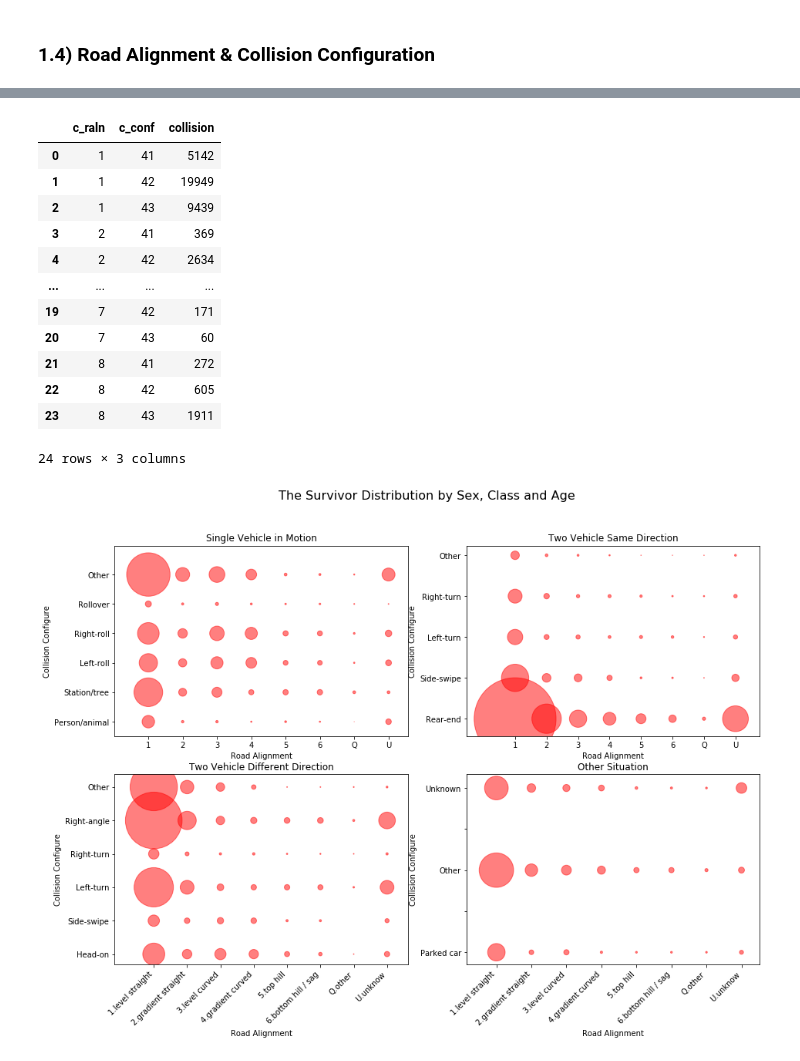
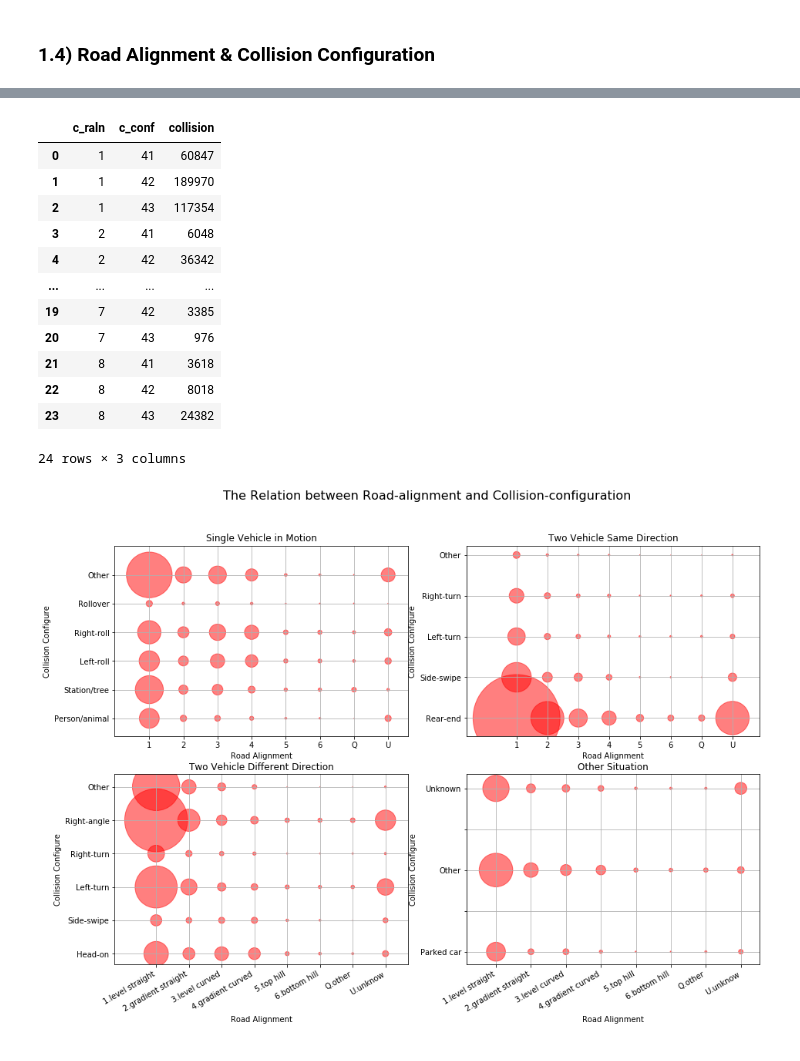
Before and after one commit to rynho/3250-G3, a Jupyter notebook: jupyterNB/G3_Project_Ryan.ipynb, the cells around one changed output, grey strips where cells are left out. Drawn from its saved outputs; the diff is of its cells as text; code cells hidden in the pictures.

```diff
--- a/jupyterNB/G3_Project_Ryan.ipynb
+++ b/jupyterNB/G3_Project_Ryan.ipynb
@@ -33,5 +32,4 @@ C_YEAR,C_MNTH,C_WDAY,C_HOUR,C_SEV,C_VEHS,C_CONF,C_RCFG,C_WTHR,C_RSUR,C_RALN,C_TR
 # %%
-#accident = pd.read_csv('NCDB_1999_to_2014.csv', engine = 'python')
-accident = pd.read_csv('NCDB_1999_to_2014_s.csv', engine = 'python')
+accident = pd.read_csv('NCDB_1999_to_2014.csv', engine = 'python')
 # %%
 #replace all column head to lower case.
@@ -151,6 +133,10 @@ P.S.: We don't need to analyse all categories.
 # %%
 # slice the columns I would analyse from original dataset.
 
-dfa = df.loc[:,['date','c_year','c_mnth','c_wday','c_hour','c_sev','c_vehs','c_conf','c_wthr','c_raln','v_type','v_year']]
-dfa
+dfa = df.loc[:,['date','c_year','c_mnth','c_wday','c_hour',
+                'c_sev','c_vehs','c_conf','c_wthr','c_raln',
+                'v_type','v_year']]
+
+#check how many unknown in road alignment.
+dfa['c_raln'].value_counts().sort_index()
 # %% [output]
@@ -220,9 +161,10 @@ df2
 
 c_raln=['1.level straight','2.gradient straight',
            '3.level curved','4.gradient curved',
-           '5.top hill','6.bottom hill / sag',
+           '5.top hill','6.bottom hill',
            'Q.other','U.unknow']
 
-df2.plot(style = 'o', figsize = (18,10), title = 'Collisions with Road Alignment')
-plt.legend(c_raln);
+df2.iloc[:,:-2].plot(logy=True, style = 'o', figsize = (18,6), title = 'Collisions with Road Alignment')
+plt.legend(c_raln)
+plt.grid(axis='y');
 # %% [output]
@@ -354,17 +285,17 @@ for i in range(0,4):
 df7[3]
 # %% [output]
 |  | c_raln | c_conf | collision |
-| 0 | 1 | 41 | 5142 |
-| 1 | 1 | 42 | 19949 |
-| 2 | 1 | 43 | 9439 |
-| 3 | 2 | 41 | 369 |
-| 4 | 2 | 42 | 2634 |
+| 0 | 1 | 41 | 60847 |
+| 1 | 1 | 42 | 189970 |
+| 2 | 1 | 43 | 117354 |
+| 3 | 2 | 41 | 6048 |
+| 4 | 2 | 42 | 36342 |
 | ... | ... | ... | ... |
-| 19 | 7 | 42 | 171 |
-| 20 | 7 | 43 | 60 |
-| 21 | 8 | 41 | 272 |
-| 22 | 8 | 42 | 605 |
-| 23 | 8 | 43 | 1911 |
+| 19 | 7 | 42 | 3385 |
+| 20 | 7 | 43 | 976 |
+| 21 | 8 | 41 | 3618 |
+| 22 | 8 | 42 | 8018 |
+| 23 | 8 | 43 | 24382 |
 24 rows × 3 columns
 # %%
 #Draw four subplots to show the relation between the road alignment and different collision situations.
@@ -372,7 +303,7 @@ df7[3]
 fig = plt.figure(figsize=(15, 10))
 fig.suptitle("The Relation between Road-alignment and Collision-configuration", fontsize = 16)
 
-#Only one car in volved in collision.
+#---------------------- Only one car in volved in collision. ----------------------
 ax1 = fig.add_subplot(2,2,1)
 ax1.set_xticks(range(1,9))
 ax1.set_xticklabels([1,2,3,4,5,6,'Q','U'])
@@ -384,55 +315,56 @@ ax1.set_ylabel("Collision Configure")
 
 ax1.set_title("Single Vehicle in Motion")
 ax1.scatter(df7[0].c_raln,df7[0].c_conf,
-            df7[0].collision*.1,
+            df7[0].collision*.01,
             alpha=0.5,color='r')
+plt.grid(which='major')
 
-
-#Two car same direction.
+#---------------------- Two car same direction. ----------------------
 ax2 = fig.add_subplot(2,2,2)
 ax2.set_xticks(range(1,9))
 ax2.set_xticklabels([1,2,3,4,5,6,'Q','U'])
 ax2.set_xlabel("Road Alignment")
 
-#ax2.set_yticks(range(21,26))
 ax2.set_yticklabels(['','Rear-end','Side-swipe','Left-turn','Right-turn','Other'])
 ax2.set_ylabel("Collision Configure")
 
 ax2.set_title("Two Vehicle Same Direction")
 ax2.scatter(df7[1].c_raln,df7[1].c_conf,
-            df7[1].collision*.1,
+            df7[1].collision*.01,
             alpha=0.5,color='r')
+plt.grid(which='major')
 
-
-#Two car against direction.
+#---------------------- Two car against direction. ----------------------
 ax3 = fig.add_subplot(2,2,3)
 ax3.set_xticks(range(1,9))
-ax3.set_xticklabels(c_raln,rotation=45,ha='right')
+ax3.set_xticklabels(c_raln,rotation=30,ha='right')
 ax3.set_xlabel("Road Alignment")
 
 ax3.set_yticklabels(['','Head-on','Side-swipe','Left-turn','Right-turn','Right-angle','Other'])
 ax3.set_ylabel("Collision Configure")
 
 ax3.set_title("Two Vehicle Different Direction")
 ax3.scatter(df7[2].c_raln,df7[2].c_conf,
-            df7[2].collision*.1,
+            df7[2].collision*.01,
             alpha=0.5,color='r')
+plt.grid(which='major')
 
-#Other situation.
+#---------------------- Other situation. ----------------------
 ax4 = fig.add_subplot(2,2,4)
 ax4.set_xticks(range(1,9))
-ax4.set_xticklabels(c_raln,rotation=45,ha='right')
+ax4.set_xticklabels(c_raln,rotation=30,ha='right')
 ax4.set_xlabel("Road Alignment")
 
 ax4.set_yticklabels(['','Parked car','','Other','','Unknown'])
 ax4.set_ylabel("Collision Configure")
 
 ax4.set_title("Other Situation")
 ax4.scatter(df7[3].c_raln,df7[3].c_conf,
-            df7[3].collision*.1,
-            alpha=0.5,color='r');
+            df7[3].collision*.01,
+            alpha=0.5,color='r')
+plt.grid(which='major');
 # %% [output]
-[figure, old version]
+[figure, new version]
 # %% [markdown]
 #### Conclusion:
 The size of each dot indicate the collision numbers in each setting, same scale const used for all subplots, which makes the number in each plot comparable to its neibough.  in all cases, clear trend shows that the collision chance increases when road-alignment getting better, due to higher speed and less caution.  Except the unknown or "other" conditions, we can see in each cases:
```
Also changed, not shown: parts of 50 cells of this notebook, 1 other file.
